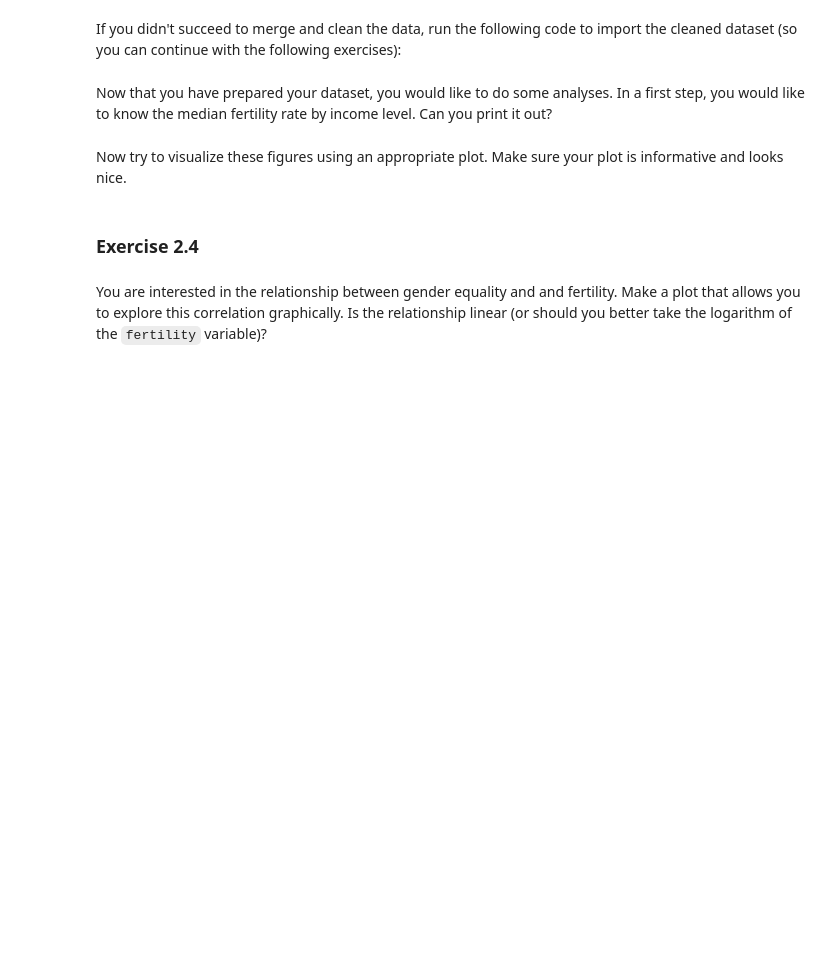
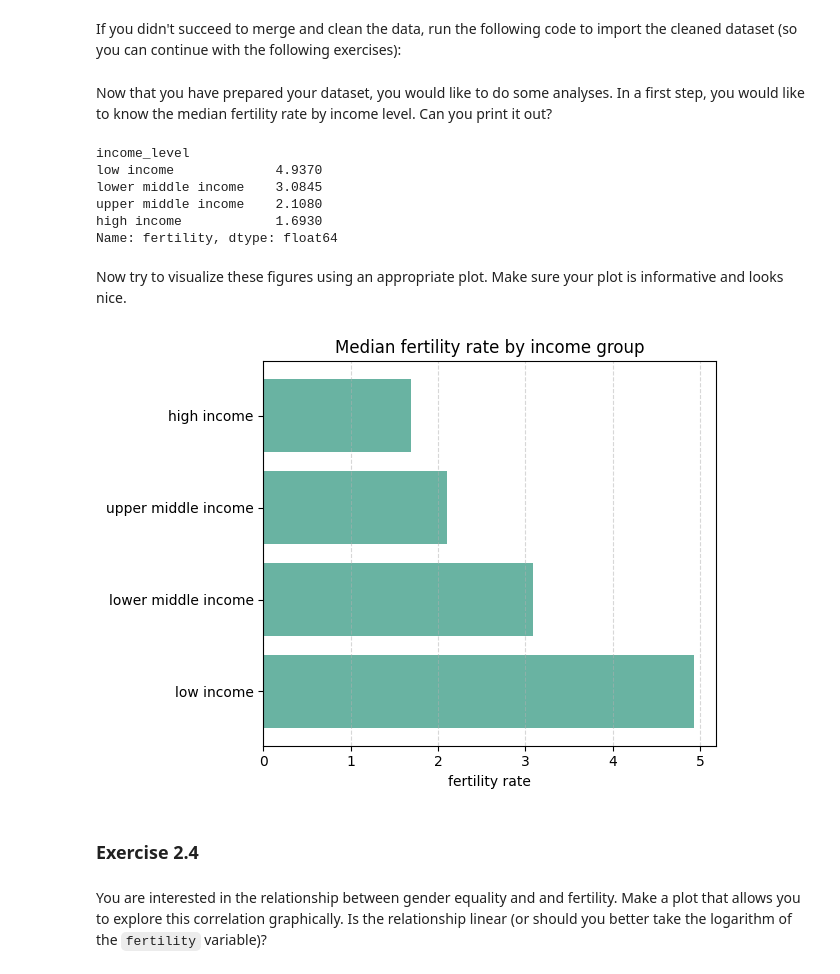
Before and after one commit to rKeller123/Programming-for-Data-Scientists-II, a Jupyter notebook: 2_Exercises/Graded Exercise_1.ipynb, the cells around one changed output. Drawn from its saved outputs; the diff is of its cells as text; code cells hidden in the pictures; blank space fills up the shorter version.

```diff
--- a/2_Exercises/Graded Exercise_1.ipynb
+++ b/2_Exercises/Graded Exercise_1.ipynb
@@ -162,0 +217,20 @@ Read in the ``gender`` data and inspect it. Try to identify potential problems y
+# %%
+# Problems and solutions:
+gender = pd.read_csv("gender.csv")
+
+# fix the column names
+cols = gender.columns
+cols = [c.lower() for c in cols]
+gender.columns = cols
+gender.rename(columns={"gender inequality index (human development report (2015))" : "inequality"}, inplace=True)
+
+# fix nan values in inequality
+gender.loc[gender["inequality"] == "not available", "inequality"] = np.nan
+gender["inequality"] = gender["inequality"].astype(float)
+
+# lowercase all the income levels
+gender["income_level"] = gender["income_level"].str.lower()
+# make income level categorical --> we can customize the order (later for plotting)
+gender["income_level"] = pd.Categorical(gender["income_level"], categories=["low income", "lower middle income", "upper middle income", "high income"], ordered = True)
+
+gender.head()
@@ -172,0 +289,9 @@ Your final dataframe should contain the following information: country name, cou
+# %%
+# Solution:
+homicide = pd.read_csv("homicide.csv")
+
+homicide_gender = gender.merge(homicide, on="code", how="left")
+homicide_gender.rename(columns={"country_x" : "country"}, inplace=True)
+
+df = homicide_gender[["country", "code", "continent", "gni_per_capita", "income_level", "inequality", "fertility"]]
+df
@@ -174,7 +313,5 @@ Your final dataframe should contain the following information: country name, cou
 ### Exercise 2.3
 # %% [markdown]
 If you didn't succeed to merge and clean the data, run the following code to import the cleaned dataset (so you can continue with the following exercises):
-# %%
-df = pd.read_csv("http://farys.org/daten/country_data_clean.csv")
 # %% [markdown]
 Now that you have prepared your dataset, you would like to do some analyses. In a first step, you would like to know the median fertility rate by income level. Can you print it out?
@@ -183,2 +318,13 @@ Now that you have prepared your dataset, you would like to do some analyses. In
+# %%
+# Solution:
+fertility_by_income = df.groupby(by="income_level")["fertility"].median()
+fertility_by_income
+# %% [output]
+income_level
+low income             4.9370
+lower middle income    3.0845
+upper middle income    2.1080
+high income            1.6930
+Name: fertility, dtype: float64
 # %% [markdown]
 Now try to visualize these figures using an appropriate plot. Make sure your plot is informative and looks nice.
@@ -187,3 +331,15 @@ Now try to visualize these figures using an appropriate plot. Make sure your plo
+# %%
+# Solution:
+
+plt.barh(fertility_by_income.index, fertility_by_income,
+         color="#69b3a2",
+         zorder=1)
+plt.title("Median fertility rate by income group")
+plt.xlabel("fertility rate")
+plt.grid(axis="x", linestyle="--", alpha=0.5, zorder=0)
+plt.tight_layout()
+# %% [output]
+[figure, added]
 # %% [markdown]
 ### Exercise 2.4
 # %% [markdown]
```
Also changed, not shown: parts of 29 cells of this notebook, 3 other files.
